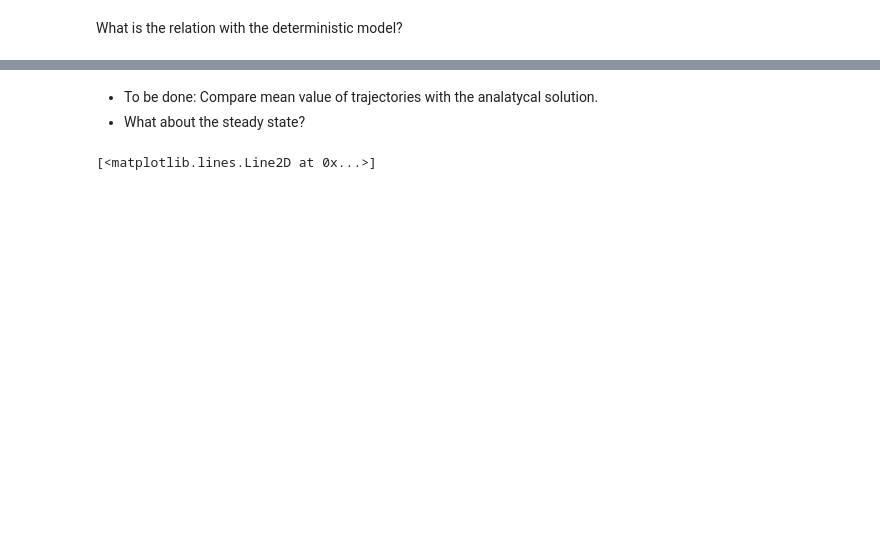
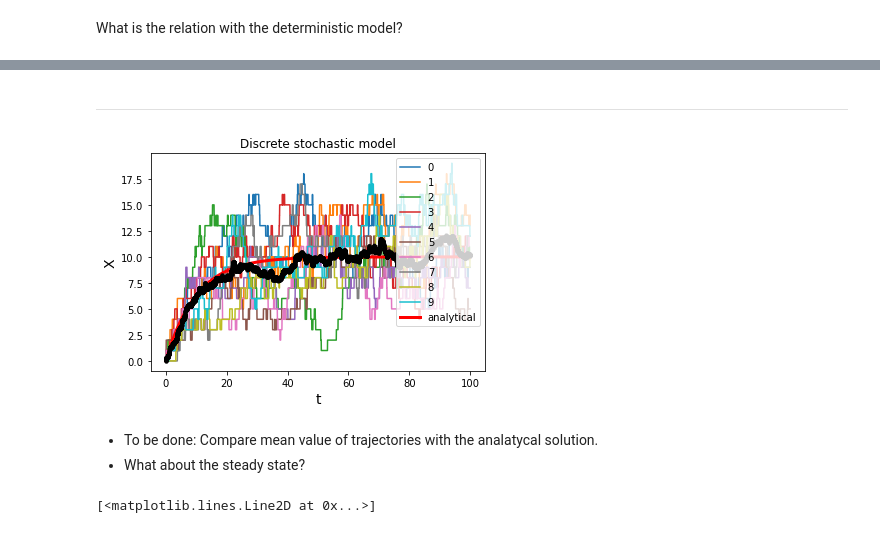
Before and after one commit to qbiomaster/qBioMaster-introduction, a Jupyter notebook: constructs/UE_Introduction/Modelling_stoc.ipynb, the cells around one changed output, grey strips where cells are left out. Cells and saved outputs as stored; diff of their text form; code cells hidden in the pictures; blank space fills up the shorter version.

```diff
--- a/constructs/UE_Introduction/Modelling_stoc.ipynb
+++ b/constructs/UE_Introduction/Modelling_stoc.ipynb
@@ -168,3 +280,30 @@ plt.show()
+# %% [markdown]
+---
+# %%
+##### Plot the stochastic simulations
+for i in range(0,N_realisation):
+    plt.plot(t_realisation[i],X_realisation[i], label=i)
+
+
+##### deterministic solution we found.
+t = np.arange(0,100,.1)
+
+X = (alpha/mu)*(1.-np.exp(-mu*t))
+plt.plot(t,X, lw=3,color='red', label='analytical')
+
+plt.xlabel('t', fontsize = 14)
+plt.ylabel('X', fontsize = 14)
+plt.title('Discrete stochastic model')
+plt.legend(loc=1)
+
+
+
+##### Plot the average X
+plt.plot(t_realisation[0], X_average,'o', mew=0.2, ms=4, color='black', alpha=0.5)
+
+plt.show()
+# %% [output]
+[figure, added]
 # %% [markdown]
 - To be done: Compare mean value of trajectories with the analatycal solution.
 - What about the steady state?
```
Also changed, not shown: parts of 18 cells of this notebook.
